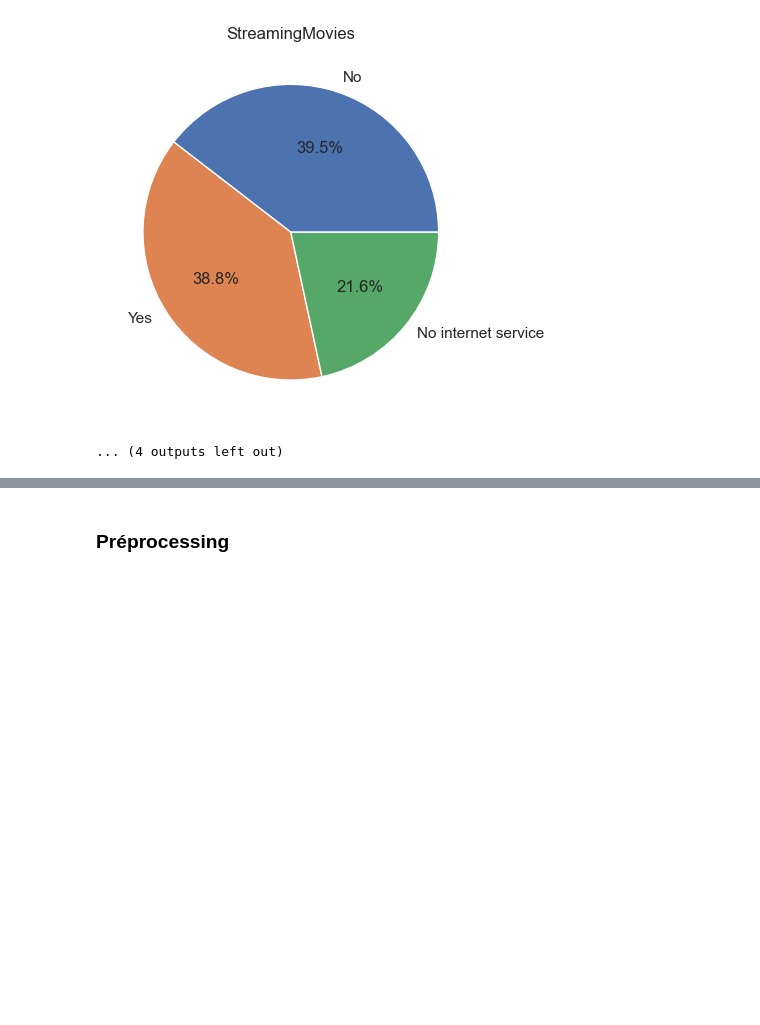
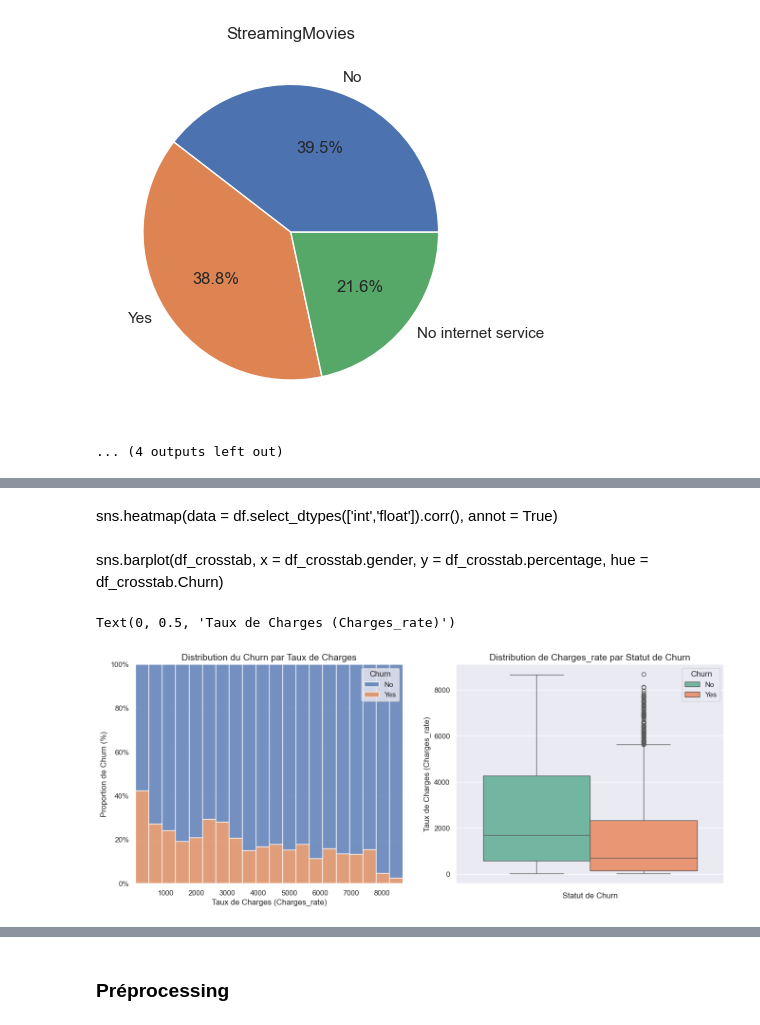
Before and after one commit to anthoferre/telco_customer_churn, a Jupyter notebook: telco_customer_churn.ipynb, the cells around one changed output, grey strips where cells are left out. Saved outputs shown, nothing was run; the diff lists cells and outputs as text; code cells hidden in the pictures; blank space fills up the shorter version.

```diff
--- a/telco_customer_churn.ipynb
+++ b/telco_customer_churn.ipynb
@@ -91,0 +83,2 @@ sns.heatmap(data = df.select_dtypes(['int','float']).corr(), annot = True)
+# %% [markdown]
+sns.heatmap(data = df.select_dtypes(['int','float']).corr(), annot = True)
@@ -91,0 +89,2 @@ sns.heatmap(data = df.select_dtypes(['int','float']).corr(), annot = True)
+# %% [markdown]
+sns.barplot(df_crosstab, x = df_crosstab.gender, y = df_crosstab.percentage, hue = df_crosstab.Churn)
@@ -91,0 +93,21 @@ sns.heatmap(data = df.select_dtypes(['int','float']).corr(), annot = True)
+# %%
+fig, axes = plt.subplots(1, 2, figsize=(16, 6)) # figsize (largeur, hauteur)
+
+# --- Graphique 1: sns.histplot avec multiple='fill' ---
+sns.histplot(data=df, x = df.TotalCharges, hue='Churn', multiple='fill', bins=20, ax=axes[0])
+axes[0].set_title('Distribution du Churn par Taux de Charges', fontsize=14)
+axes[0].set_xlabel('Taux de Charges (Charges_rate)')
+axes[0].set_ylabel('Proportion de Churn (%)') # L'axe Y représente la proportion de churn à l'intérieur de chaque bin
+axes[0].tick_params(axis='y', labelleft=True) # S'assurer que les labels de l'axe Y sont visibles
+axes[0].set_yticks(np.arange(0, 1.1, 0.2)) # Définir des ticks pour voir les pourcentages (0%, 20%, 40%...)
+axes[0].set_yticklabels([f'{int(p*100)}%' for p in np.arange(0, 1.1, 0.2)]) # Labels en pourcentage
+
+
+# --- Graphique 2: sns.boxplot ---
+sns.boxplot(data=df, hue='Churn', y=df.TotalCharges, ax=axes[1], palette='Set2')
+axes[1].set_title('Distribution de Charges_rate par Statut de Churn', fontsize=14)
+axes[1].set_xlabel('Statut de Churn')
+axes[1].set_ylabel('Taux de Charges (Charges_rate)')
+# %% [output]
+Text(0, 0.5, 'Taux de Charges (Charges_rate)')
+[figure, added]
```
Also changed, not shown: parts of 17 cells of this notebook, 2 other files.
